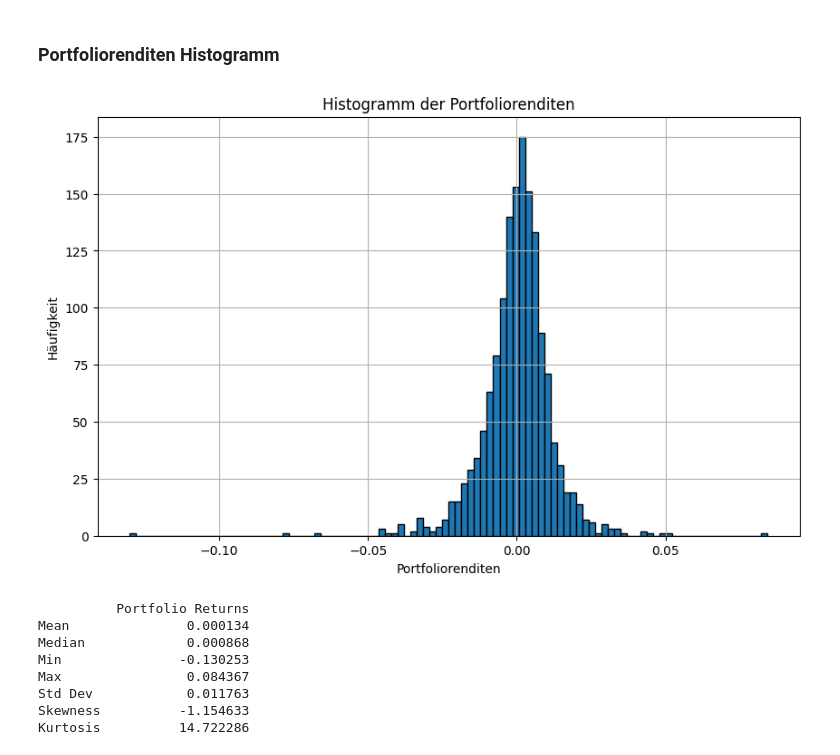
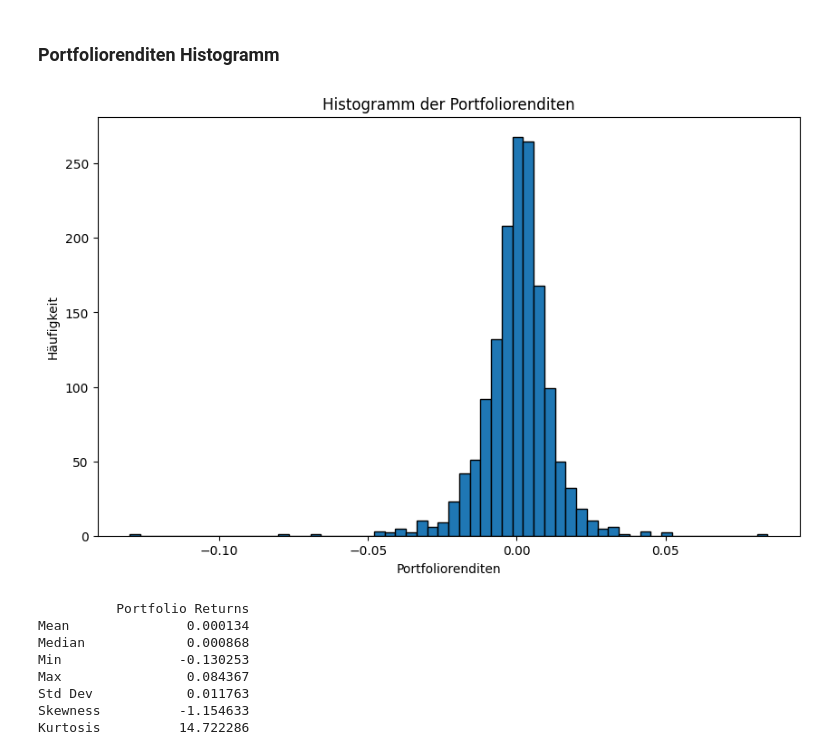
Before and after one commit to minhanhh1/MasterArbeitCode, a Jupyter notebook: SchätzungVaR.ipynb, the cells around one changed output. Saved outputs shown, nothing was run; the diff lists cells and outputs as text; code cells hidden in the pictures.

```diff
--- a/SchätzungVaR.ipynb
+++ b/SchätzungVaR.ipynb
@@ -132,14 +132,14 @@ correlation_matrix.head()
 ### Portfoliorenditen Histogramm
 # %%
 plt.figure(figsize=(10, 6))
-plt.hist(pfReturn, bins=100, edgecolor='black')
+plt.hist(pfReturn, bins=60, edgecolor='black')
 plt.title('Histogramm der Portfoliorenditen')
 plt.xlabel('Portfoliorenditen')
 plt.ylabel('Häufigkeit')
-plt.grid(True)
+plt.grid(False)
 plt.show()
 # %% [output]
-[figure, old version]
+[figure, new version]
 # %%
 # Auswertung der Portfoliorenditen
 pf_stats = pfReturn.describe()
```
Also changed, not shown: parts of 32 cells of this notebook.
